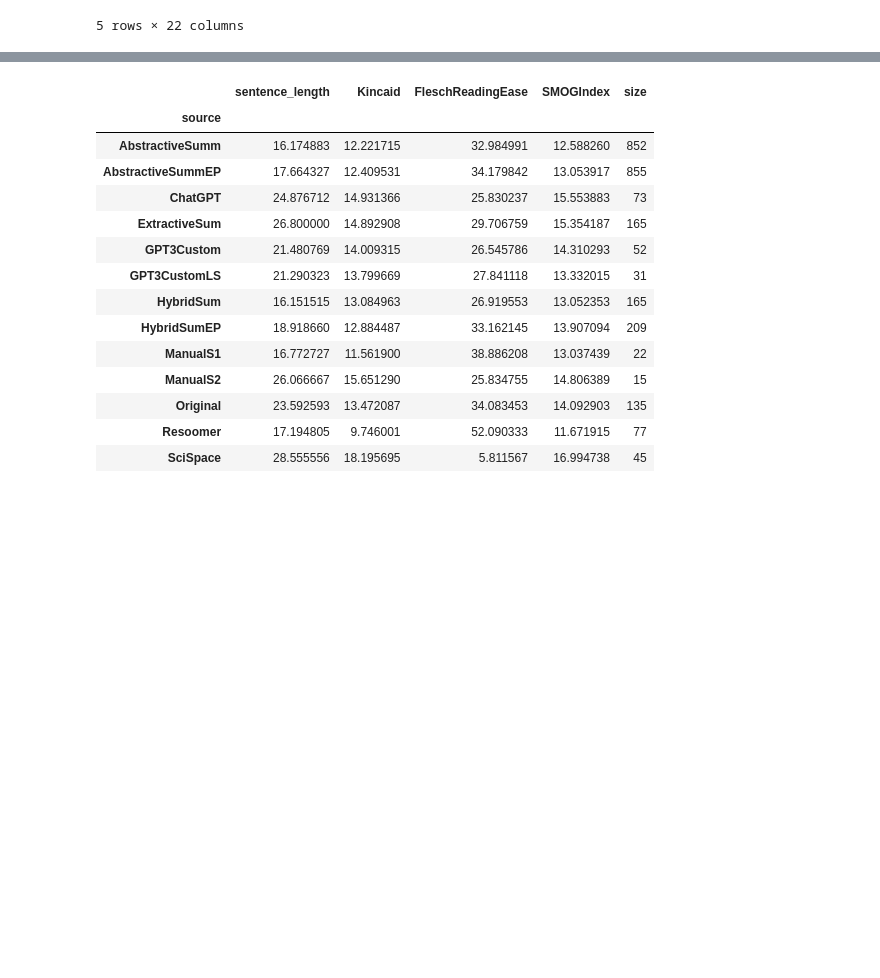
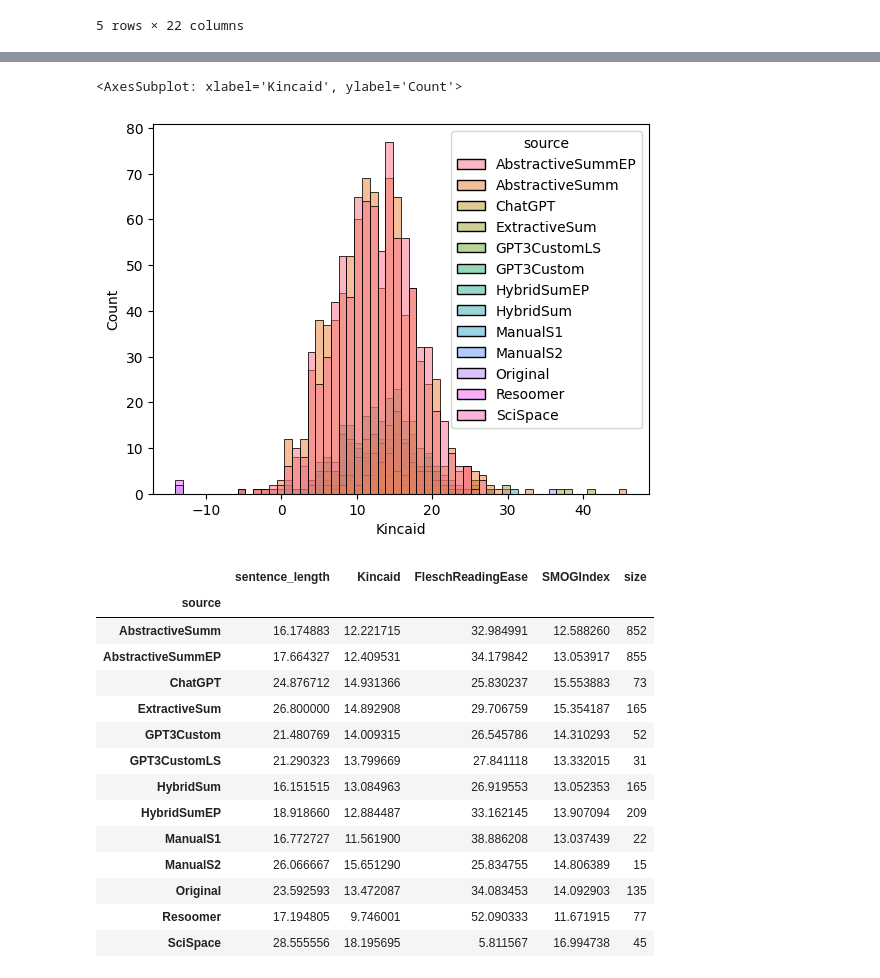
Before and after one commit to dylancluyse/bachelorproef-nlp-tekstvereenvoudiging, a Jupyter notebook: scripts/text-analysis.ipynb, the cells around one changed output, grey strips where cells are left out. Drawn from its saved outputs; the diff is of its cells as text; code cells hidden in the pictures; blank space fills up the shorter version.

```diff
--- a/scripts/text-analysis.ipynb
+++ b/scripts/text-analysis.ipynb
@@ -16,3 +16,6 @@ df.head()
 | 3 | Big data en AI in 21ste eeuw inte... | AbstractiveSummEP | AISurveillance | 11 | 6.010000 | 4.294000 | 7.111812 | 69.785000 | ... |
 | 4 | Gebruik technologie door politie ... | AbstractiveSummEP | AISurveillance | 8 | 17.482857 | 20.422857 | 27.851228 | -17.812857 | ... |
 5 rows × 22 columns
+# %%
+readability = df[['source', 'sentence', 'sentence_length', 'Kincaid','FleschReadingEase','SMOGIndex']]
+readability
@@ -19,3 +71,8 @@ df.head()
+# %%
+sn.histplot(data=readability, x='Kincaid', hue='source')
+# %% [output]
+<AxesSubplot: xlabel='Kincaid', ylabel='Count'>
+[figure, added]
 # %%
 sentence_info = df[['source', 'sentence_length', 'Kincaid','FleschReadingEase','SMOGIndex']]
 
```
Also changed, not shown: parts of 7 cells of this notebook, 19 other files.
